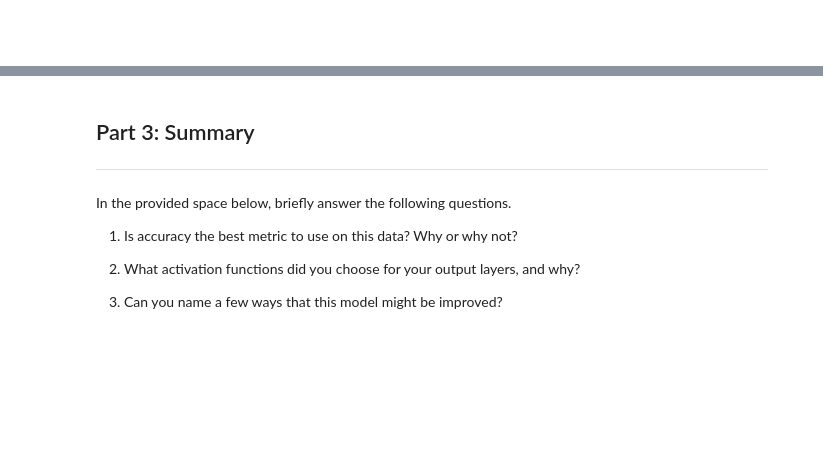
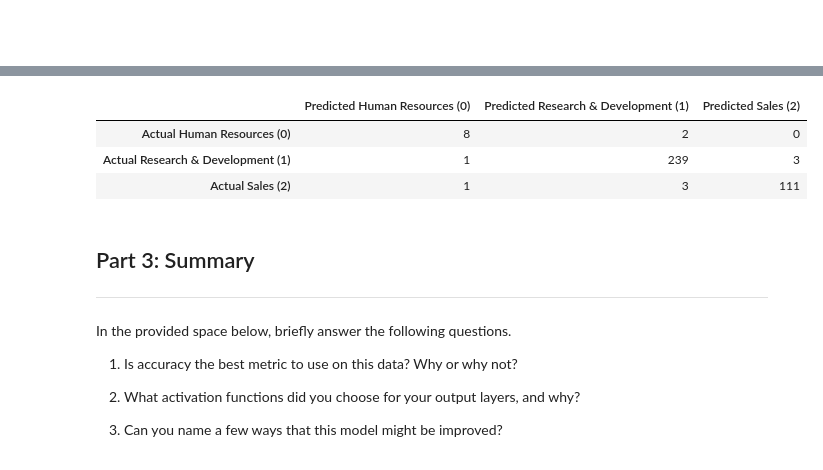
Before and after one commit to rune-encoder/neural-network-challenge-2, a Jupyter notebook: attrition.ipynb, the cells around one changed output, grey strips where cells are left out. Cells and saved outputs as stored; diff of their text form; code cells hidden in the pictures; blank space fills up the shorter version.

```diff
--- a/attrition.ipynb
+++ b/attrition.ipynb
@@ -894,3 +1016,19 @@ plt.show()
+# %%
+department_conf_df = pd.DataFrame(
+    confusion_matrix(
+        prediction_df['department_actual'],
+        prediction_df['department_prediction']
+    ),
+    index=[category.replace('Department_', 'Actual ') + f' ({i})' for i, category in enumerate(department_encoder.get_feature_names_out(['Department']))],
+    columns=[category.replace('Department_', 'Predicted ') + f' ({i})' for i, category in enumerate(department_encoder.get_feature_names_out(['Department']))],
+)
+
+style_conf_matrix(department_conf_df)
+# %% [output]
+|  | Predicted Human Resources (0) | Predicted Research & Development (1) | Predicted Sales (2) |
+| Actual Human Resources (0) | 8 | 2 | 0 |
+| Actual Research & Development (1) | 1 | 239 | 3 |
+| Actual Sales (2) | 1 | 3 | 111 |
 # %% [markdown]
 ## Part 3: Summary
 ___
```
Also changed, not shown: parts of 34 cells of this notebook, 4 other files.
